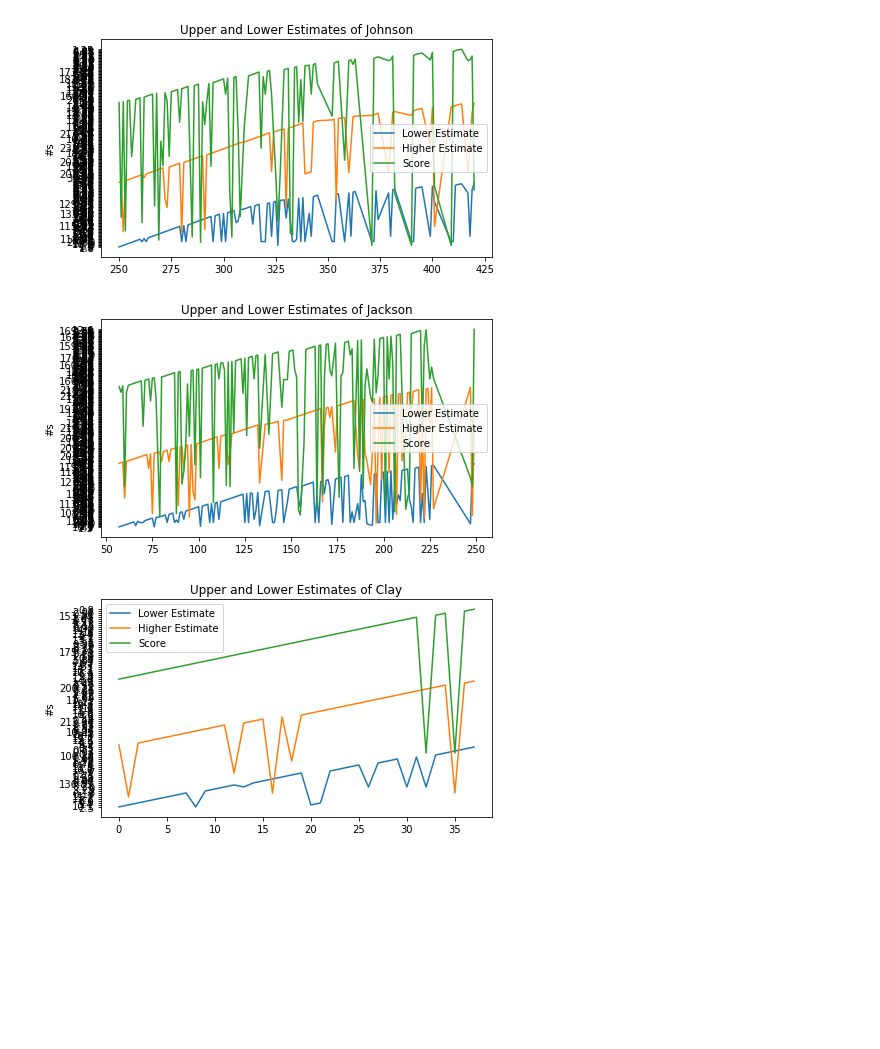
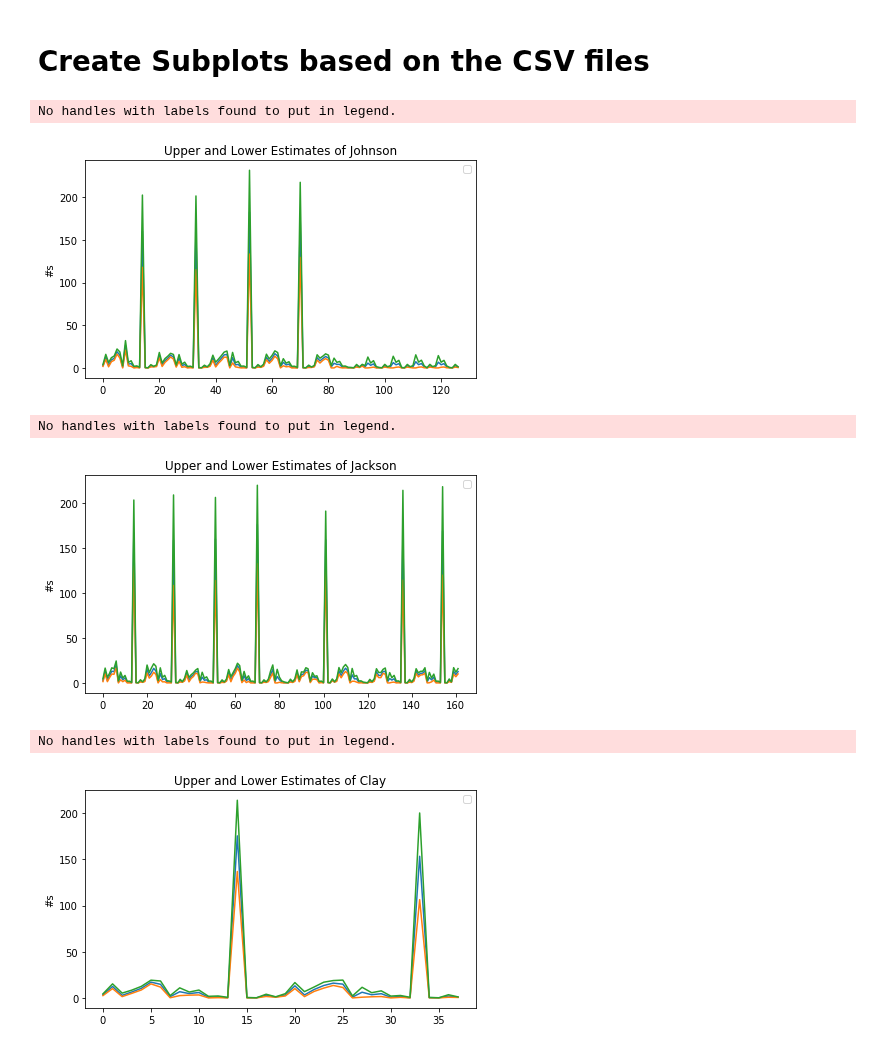
Before and after one commit to TedMur/SnakeBait, a Jupyter notebook: Data/Question 1 - original.ipynb, the cells around one changed output. Drawn from its saved outputs; the diff is of its cells as text; code cells hidden in the pictures; blank space fills up the shorter version.

```diff
--- a/Data/Question 1 - original.ipynb
+++ b/Data/Question 1 - original.ipynb
@@ -154,35 +129,44 @@ result.to_csv("wyan_results.csv")
+# %%
+wyan_df = pd.read_csv("wyan_results.csv", low_memory=False)
+sedg_df= pd.read_csv("sedg_df.csv", low_memory=False)
+leavenworth_df = pd.read_csv("leavenworth_df.csv", low_memory=False)
+clay_df = pd.read_csv("clay_df.csv", low_memory=False)
+johnson_df = pd.read_csv("johnson_df.csv", low_memory=False)
+jackson_df = pd.read_csv("jackson_df.csv", low_memory=False)
+# %% [markdown]
+# Create Subplots based on the CSV files
 # %%
 fig, ax = plt.subplots(figsize=(7, 4))
-ax.plot(johnson_m_l)
-ax.plot(johnson_m_u)
-ax.plot(johnson_d)
+ax.plot(johnson_df)
 ax.set_title('Upper and Lower Estimates of Johnson')
 ax.set_ylabel('#s')
 ax.legend()
+plt.savefig("johnson_estimates.png")
 plt.show()
 # %% [output]
+No handles with labels found to put in legend.
-[figure, old version]
+[figure, new version]
 # %%
 fig, ax = plt.subplots(figsize=(7, 4))
-ax.plot(jackson_m_l)
-ax.plot(jackson_m_u)
-ax.plot(jackson_d)
+ax.plot(jackson_df)
 ax.set_title('Upper and Lower Estimates of Jackson')
 ax.set_ylabel('#s')
 ax.legend()
+plt.savefig("jackson_estimates.png")
 plt.show()
 # %% [output]
+No handles with labels found to put in legend.
-[figure, old version]
+[figure, new version]
 # %%
 fig, ax = plt.subplots(figsize=(7, 4))
-ax.plot(clay_m_l)
-ax.plot(clay_m_u)
-ax.plot(clay_d)
+ax.plot(clay_df)
 ax.set_title('Upper and Lower Estimates of Clay')
 ax.set_ylabel('#s')
+plt.savefig("clay_estimates.png")
 ax.legend()
 plt.show()
 # %% [output]
+No handles with labels found to put in legend.
-[figure, old version]
+[figure, new version]
 # %%
 fig, ax = plt.subplots(figsize=(7, 4))
```
Also changed, not shown: parts of 9 cells of this notebook, 12 other files.
